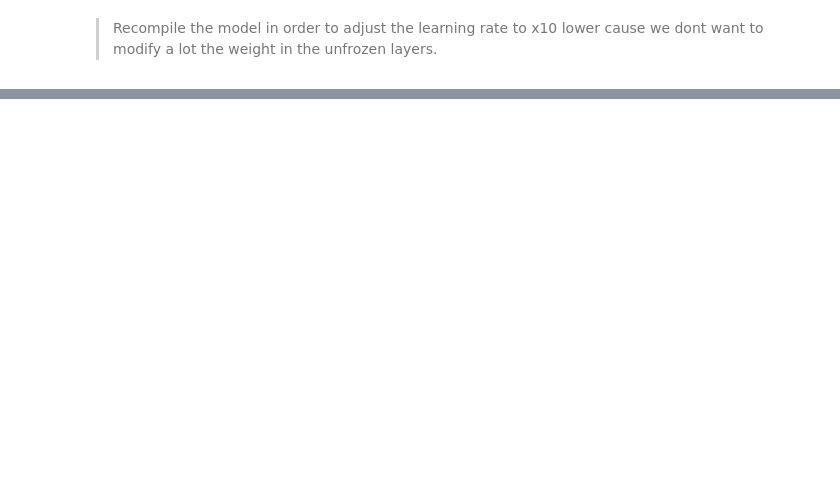
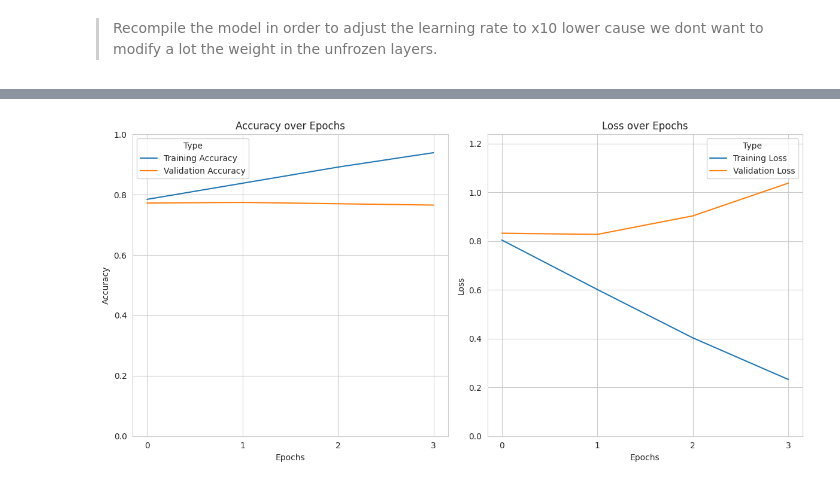
Before and after one commit to konstantinosmpouros/Jupyter_notebook, a Jupyter notebook: Food Vision 101/The food vision 101 project.ipynb, the cells around one changed output, grey strips where cells are left out. Saved outputs shown, nothing was run; the diff lists cells and outputs as text; code cells hidden in the pictures; blank space fills up the shorter version.

```diff
--- a/Food Vision 101/The food vision 101 project.ipynb
+++ b/Food Vision 101/The food vision 101 project.ipynb
@@ -557,0 +695,2 @@ plot_loss_accuracy_curves(fine_tune_history)
+# %%
+model_ft_l50 = tf.keras.models.load_model(base_model_path)
@@ -557,0 +701,12 @@ plot_loss_accuracy_curves(fine_tune_history)
+# %%
+model_ft_l50.layers[1].trainable = True
+
+for layer in model_ft_l50.layers[1].layers[:-50]:
+    layer.trainable = False
+
+count = 0
+for layer in model_ft_l50.layers[1].layers:
+    if layer.trainable:
+        count += 1
+
+print(f'Number of layers that are trainable in {model_name} model: {count}')
@@ -557,0 +735,13 @@ plot_loss_accuracy_curves(fine_tune_history)
+# %%
+model_ft_l50.compile(loss='sparse_categorical_crossentropy',
+                     optimizer=tf.keras.optimizers.Adam(0.0001), # 10x lower learning rate than the default
+                     metrics=['accuracy']
+                     )
+# %%
+fine_tune_l50_history = model_ft_l50.fit(train_data,
+                                         epochs=4,
+                                         steps_per_epoch=len(train_data),
+                                         validation_data=test_data,
+                                         validation_steps=int(0.15 * len(test_data)),
+                                         callbacks=[early_stopping, reduce_lr]
+                                         )
@@ -557,0 +758,4 @@ plot_loss_accuracy_curves(fine_tune_history)
+# %%
+plot_loss_accuracy_curves(fine_tune_l50_history)
+# %% [output]
+[figure, added]
```
Also changed, not shown: parts of 60 cells of this notebook, 8 other files.
